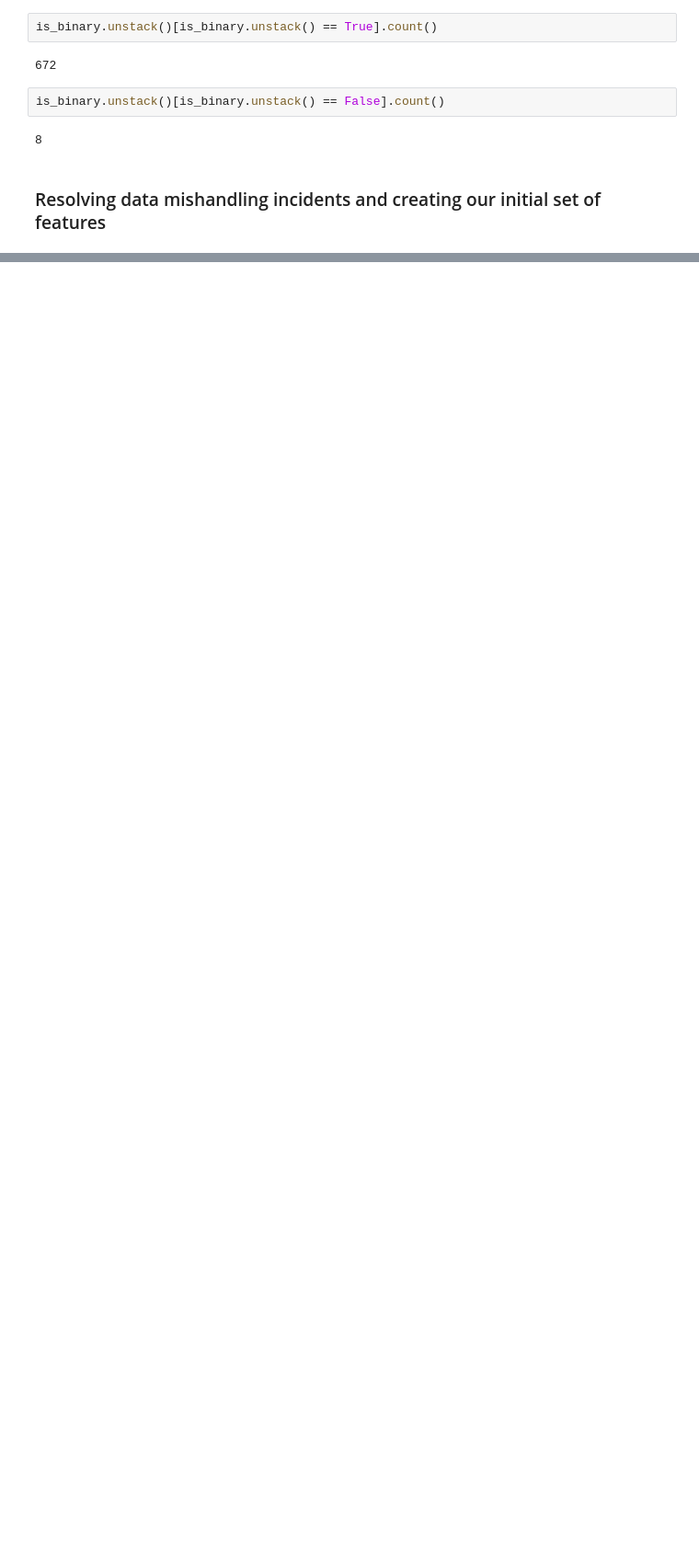
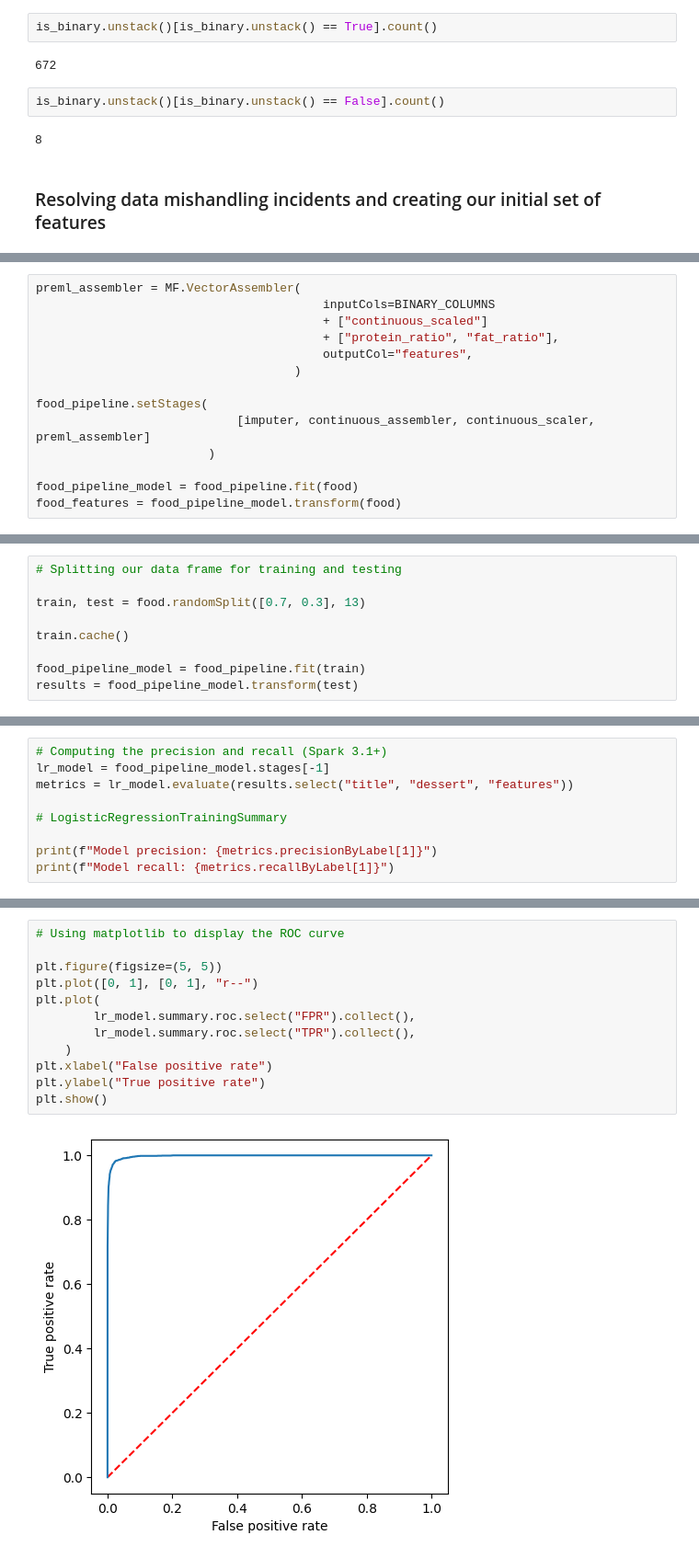
Before and after one commit to debnsuma/data-engineering-spark-aws, a Jupyter notebook: MachineLearning/ML_with_Spark.ipynb, the cells around one changed output, grey strips where cells are left out. Shown: that part at 92% size. Cells and saved outputs as stored; diff of their text form; blank space fills up the shorter version.

```diff
--- a/MachineLearning/ML_with_Spark.ipynb
+++ b/MachineLearning/ML_with_Spark.ipynb
@@ -198,0 +678,14 @@ is_binary.unstack()[is_binary.unstack() == False].count()
+# %%
+preml_assembler = MF.VectorAssembler(
+                                        inputCols=BINARY_COLUMNS
+                                        + ["continuous_scaled"]
+                                        + ["protein_ratio", "fat_ratio"],
+                                        outputCol="features",
+                                    )
+
+food_pipeline.setStages(
+                            [imputer, continuous_assembler, continuous_scaler, preml_assembler]
+                        )
+
+food_pipeline_model = food_pipeline.fit(food)
+food_features = food_pipeline_model.transform(food)
@@ -198,0 +750,9 @@ is_binary.unstack()[is_binary.unstack() == False].count()
+# %%
+# Splitting our data frame for training and testing
+
+train, test = food.randomSplit([0.7, 0.3], 13)
+
+train.cache()
+
+food_pipeline_model = food_pipeline.fit(train)
+results = food_pipeline_model.transform(test)
@@ -198,0 +788,9 @@ is_binary.unstack()[is_binary.unstack() == False].count()
+# %%
+# Computing the precision and recall (Spark 3.1+)
+lr_model = food_pipeline_model.stages[-1]
+metrics = lr_model.evaluate(results.select("title", "dessert", "features"))
+
+# LogisticRegressionTrainingSummary
+
+print(f"Model precision: {metrics.precisionByLabel[1]}")
+print(f"Model recall: {metrics.recallByLabel[1]}")
@@ -198,0 +816,14 @@ is_binary.unstack()[is_binary.unstack() == False].count()
+# %%
+# Using matplotlib to display the ROC curve
+
+plt.figure(figsize=(5, 5))
+plt.plot([0, 1], [0, 1], "r--")
+plt.plot(
+        lr_model.summary.roc.select("FPR").collect(),
+        lr_model.summary.roc.select("TPR").collect(),
+    )
+plt.xlabel("False positive rate")
+plt.ylabel("True positive rate")
+plt.show()
+# %% [output]
+[figure, added]
```
Also changed, not shown: parts of 71 cells of this notebook.
